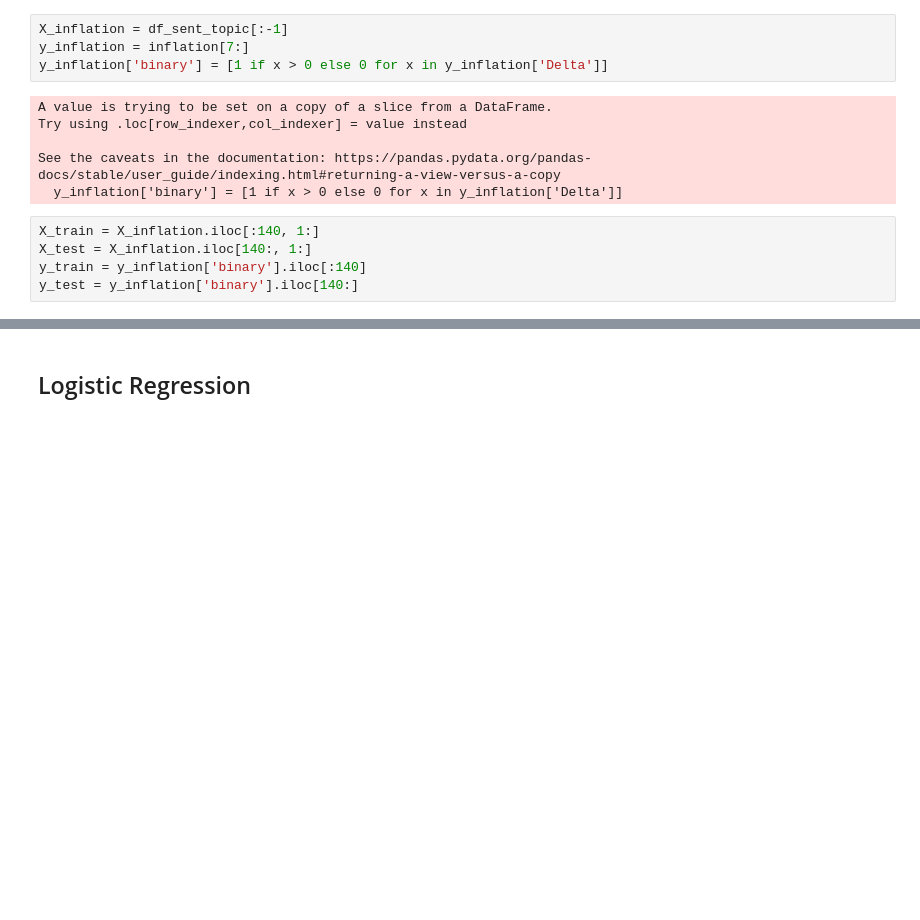
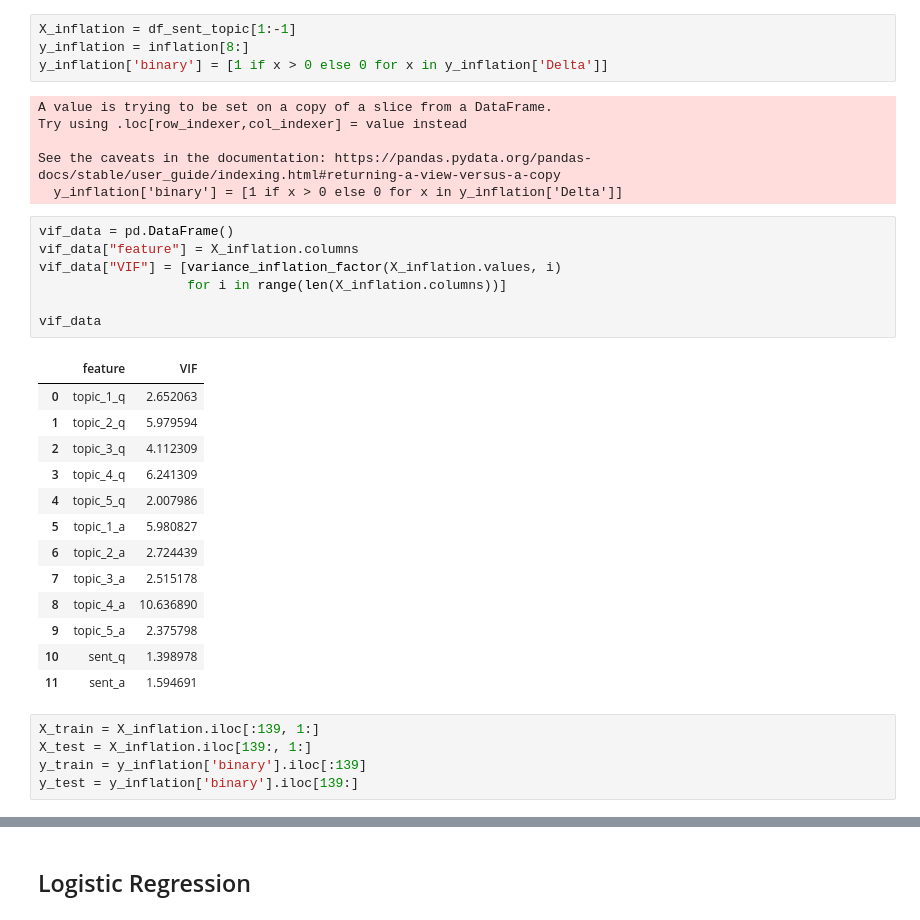
Before and after one commit to tama-biro/capstone_22, a Jupyter notebook: notebooks/predictive_modeling.ipynb, the cells around one changed output, grey strips where cells are left out. Cells and saved outputs as stored; diff of their text form; blank space fills up the shorter version.

```diff
--- a/notebooks/predictive_modeling.ipynb
+++ b/notebooks/predictive_modeling.ipynb
@@ -409,8 +434,8 @@ chisquare()
 # %% [markdown]
 # Prediction for inflation
 # %%
-X_inflation = df_sent_topic[:-1]
-y_inflation = inflation[7:]
+X_inflation = df_sent_topic[1:-1]
+y_inflation = inflation[8:]
 y_inflation['binary'] = [1 if x > 0 else 0 for x in y_inflation['Delta']]
 # %% [output]
 A value is trying to be set on a copy of a slice from a DataFrame.
@@ -418,8 +443,29 @@ Try using .loc[row_indexer,col_indexer] = value instead
 
 See the caveats in the documentation: https://pandas.pydata.org/pandas-docs/stable/user_guide/indexing.html#returning-a-view-versus-a-copy
   y_inflation['binary'] = [1 if x > 0 else 0 for x in y_inflation['Delta']]
+# %%
+vif_data = pd.DataFrame()
+vif_data["feature"] = X_inflation.columns
+vif_data["VIF"] = [variance_inflation_factor(X_inflation.values, i)
+                   for i in range(len(X_inflation.columns))]
+
+vif_data
+# %% [output]
+|  | feature | VIF |
+| 0 | topic_1_q | 2.652063 |
+| 1 | topic_2_q | 5.979594 |
+| 2 | topic_3_q | 4.112309 |
+| 3 | topic_4_q | 6.241309 |
+| 4 | topic_5_q | 2.007986 |
+| 5 | topic_1_a | 5.980827 |
+| 6 | topic_2_a | 2.724439 |
+| 7 | topic_3_a | 2.515178 |
+| 8 | topic_4_a | 10.636890 |
+| 9 | topic_5_a | 2.375798 |
+| 10 | sent_q | 1.398978 |
+| 11 | sent_a | 1.594691 |
 # %%
-X_train = X_inflation.iloc[:140, 1:]
-X_test = X_inflation.iloc[140:, 1:]
-y_train = y_inflation['binary'].iloc[:140]
-y_test = y_inflation['binary'].iloc[140:]
+X_train = X_inflation.iloc[:139, 1:]
+X_test = X_inflation.iloc[139:, 1:]
+y_train = y_inflation['binary'].iloc[:139]
+y_test = y_inflation['binary'].iloc[139:]
```
Also changed, not shown: parts of 32 cells of this notebook, 2 other files.
